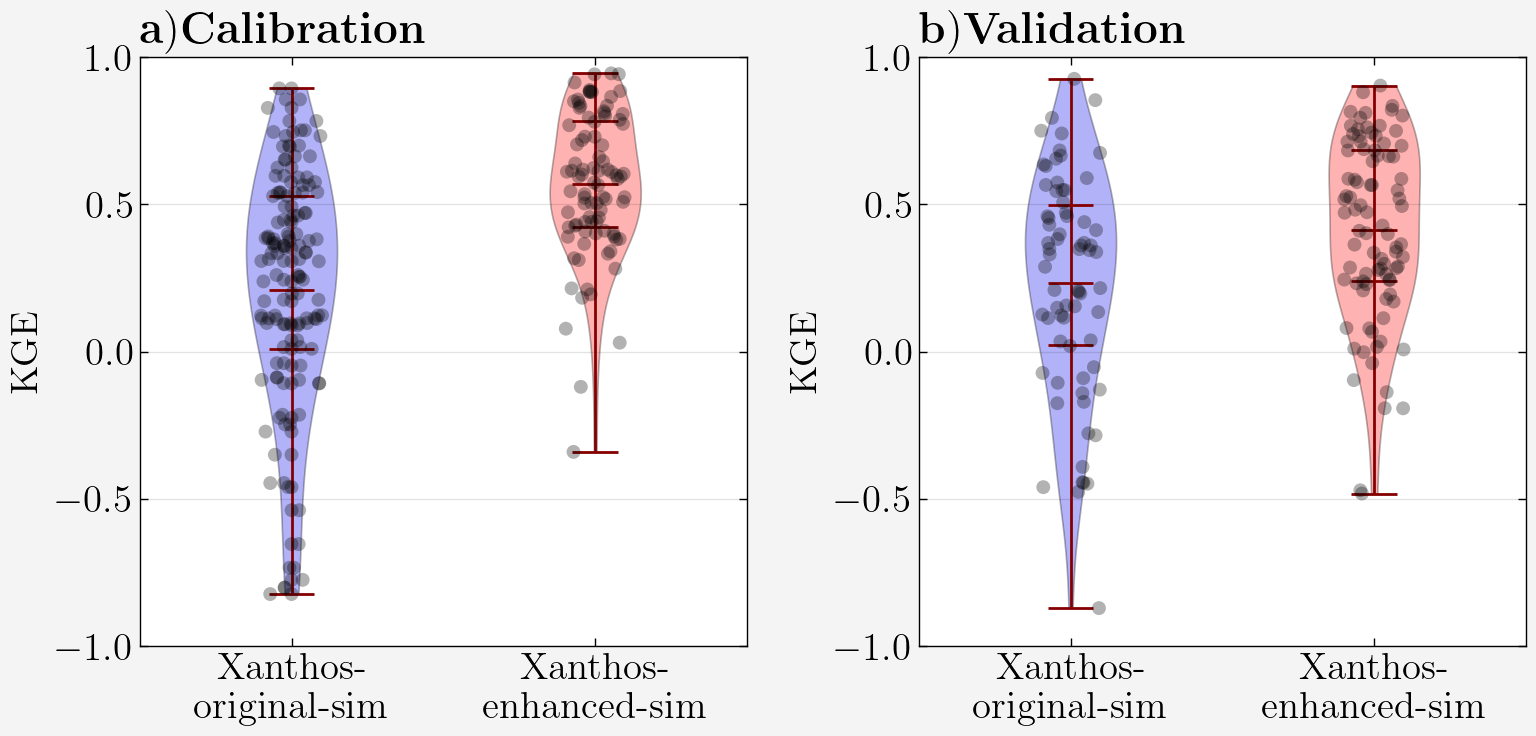
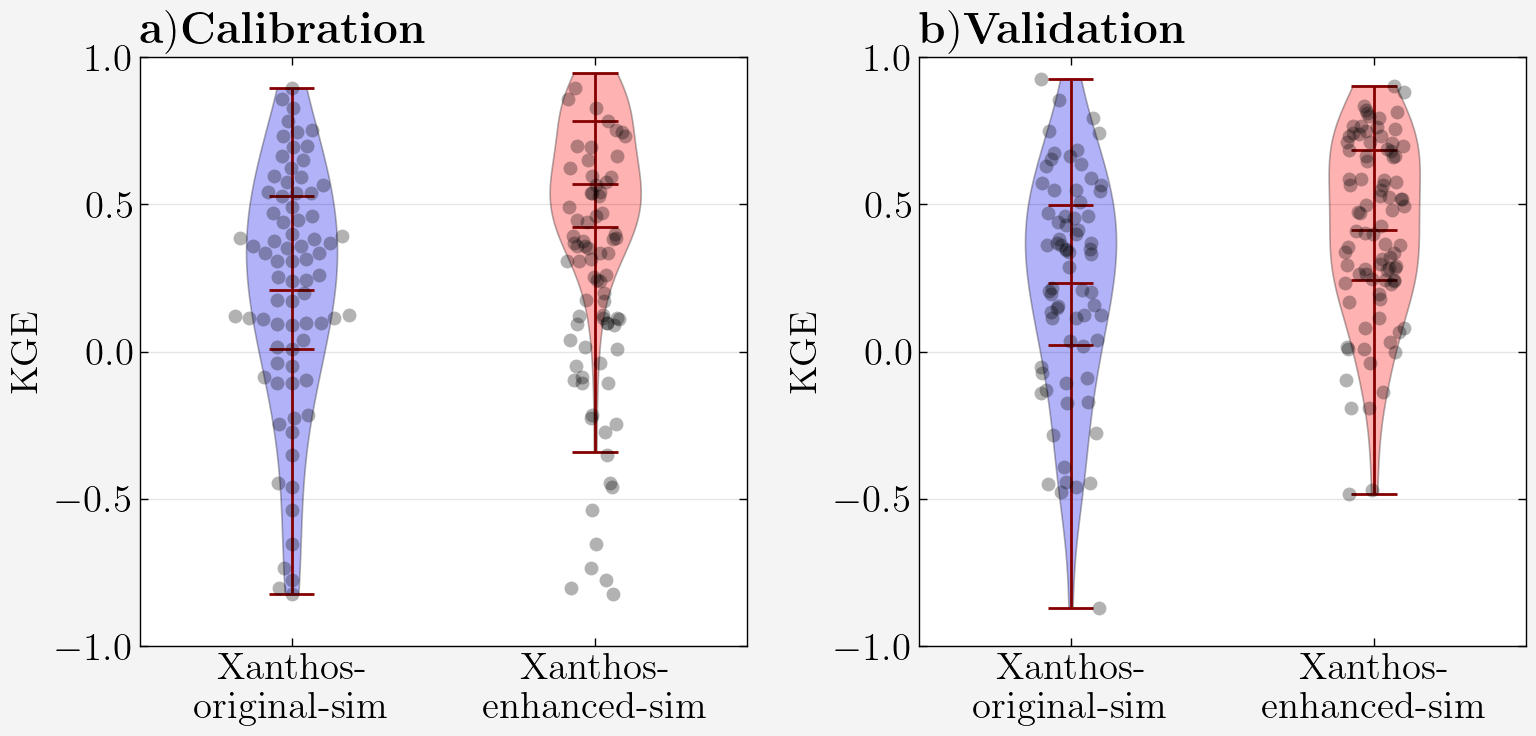
Unified diff of the notebook cell whose output changed from the first chart to the second:
--- before
+++ after
@@ -41,4 +41,5 @@
 
 
+import scienceplots
 plt.style.use('science')
 with plt.style.context(['science', 'high-contrast']):
@@ -93,5 +94,5 @@
     ax.yaxis.set_minor_locator(tck.AutoMinorLocator())
     ax.set_ylim([-1, 1])
-    df = kge_calibration.drop('Basin',1)
+    df = kge_calibration.drop(columns=['Basin'])
     df.columns = ['Xanthos- \n original-sim','Xanthos- \n enhanced-sim']
     sns.stripplot(data=df, color="k", alpha =0.3, ax=ax)
@@ -126,5 +127,5 @@
         pc.set_edgecolor('black')
     violin_boxplot_colors(violin_plot)
-    df = kge_validation.drop('Basin',1)
+    df = kge_validation.drop(columns=['Basin'])
     df.columns = ['Xanthos- \n original-sim','Xanthos- \n enhanced-sim']
     sns.stripplot(data=df, color="k", alpha =0.3, ax=ax)
@@ -138,4 +139,3 @@
     ax.minorticks_off()
 plt.tight_layout()   
-os.chdir('C:\\Users\\gwabeshu.COUGARNET\\OneDrive - University Of Houston\\Desktop\\Xanthos-Manuscript\\Manuscript-09072022\\revised-11-01-2022\\figures')
-plt.savefig("Figure-4-Boxplot-Updated-2.png", **SAVE_KWDS)   
+plt.savefig(os.path.join(dir_out, "Figure-4-Boxplot-Updated-2.png"), **SAVE_KWDS)   

Commit: updated